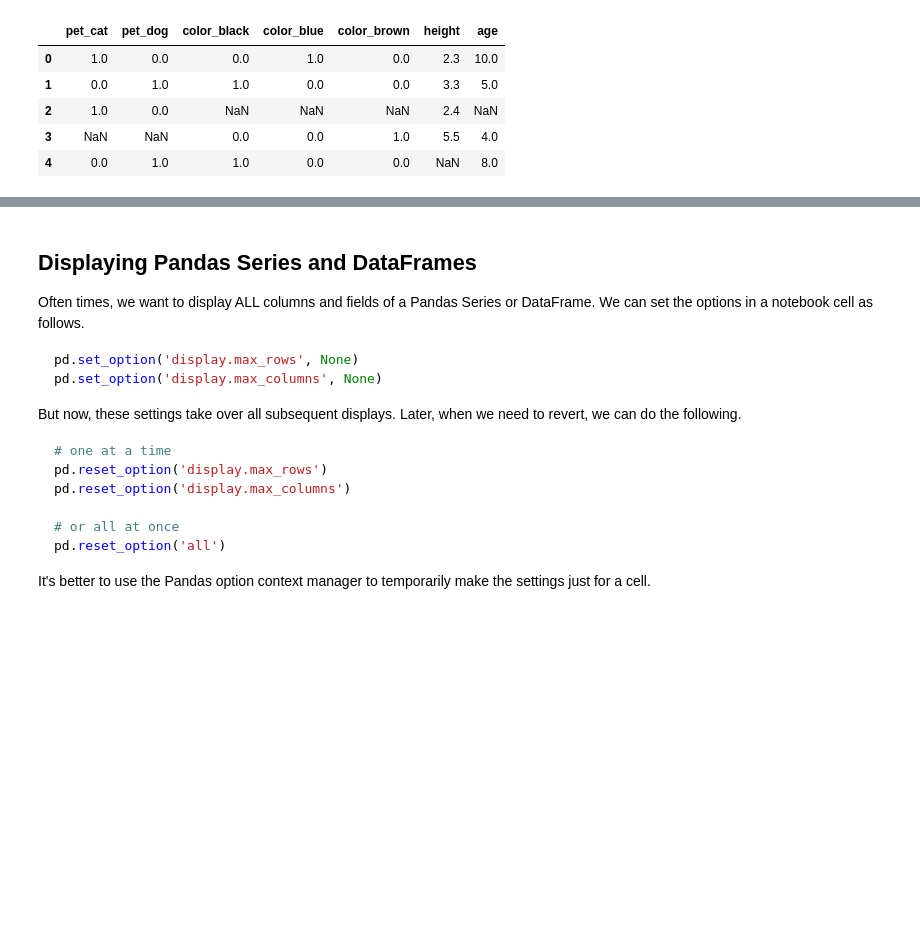
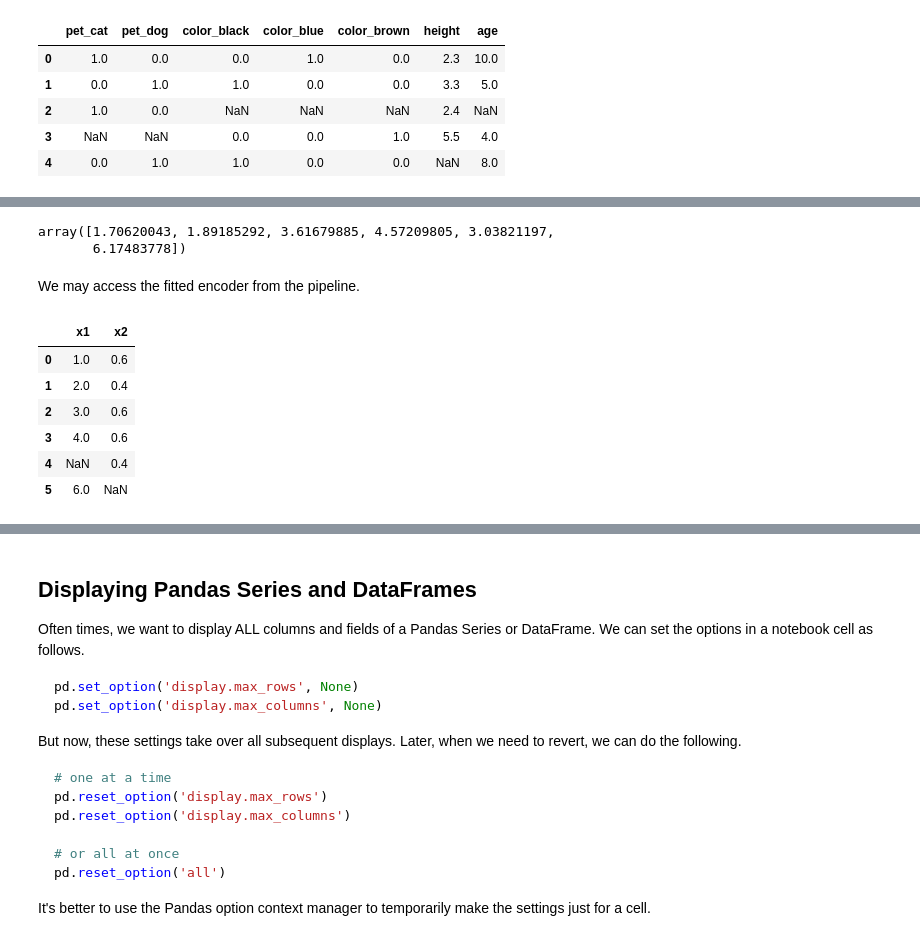
Before and after one commit to oneoffcoder/books, a Jupyter notebook: sphinx/scikit-intro/source/tips.ipynb, the cells around one changed output, grey strips where cells are left out. Saved outputs shown, nothing was run; the diff lists cells and outputs as text; code cells hidden in the pictures; blank space fills up the shorter version.

```diff
--- a/sphinx/scikit-intro/source/tips.ipynb
+++ b/sphinx/scikit-intro/source/tips.ipynb
@@ -295,0 +398,28 @@ pipeline.fit_transform(df)
+# %%
+from sklearn.linear_model import LinearRegression
+
+X, y = df[['x1', 'x2']], df['y']
+
+model = Pipeline([
+    ('encoder', FreqEncoder(['x2'])),
+    ('imputer', SimpleImputer()),
+    ('estimator', LinearRegression())
+])
+
+model.fit(X, y)
+model.predict(X)
+# %% [output]
+array([1.70620043, 1.89185292, 3.61679885, 4.57209805, 3.03821197,
+       6.17483778])
+# %% [markdown]
+We may access the fitted encoder from the pipeline.
+# %%
+model.steps[0][1].transform(X)
+# %% [output]
+|  | x1 | x2 |
+| 0 | 1.0 | 0.6 |
+| 1 | 2.0 | 0.4 |
+| 2 | 3.0 | 0.6 |
+| 3 | 4.0 | 0.6 |
+| 4 | NaN | 0.4 |
+| 5 | 6.0 | NaN |
```
Also changed, not shown: parts of 21 cells of this notebook.
